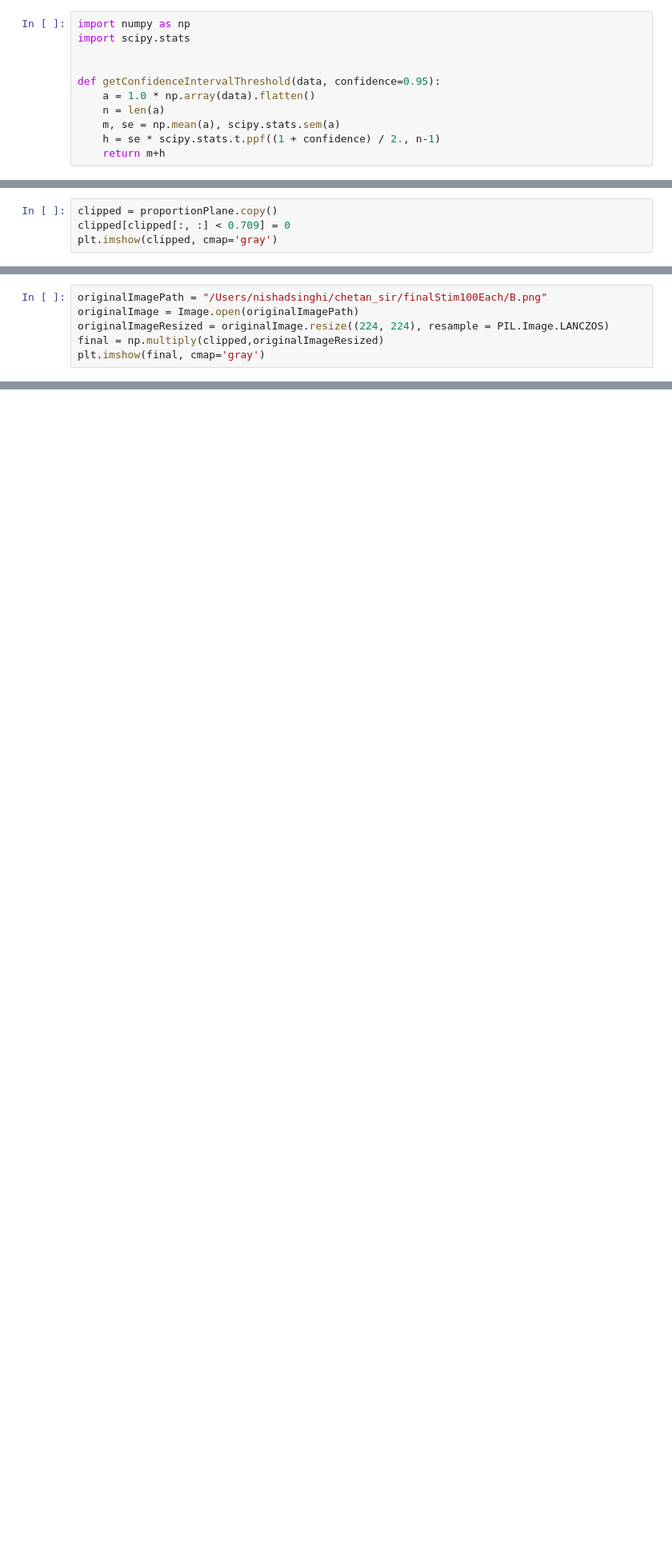
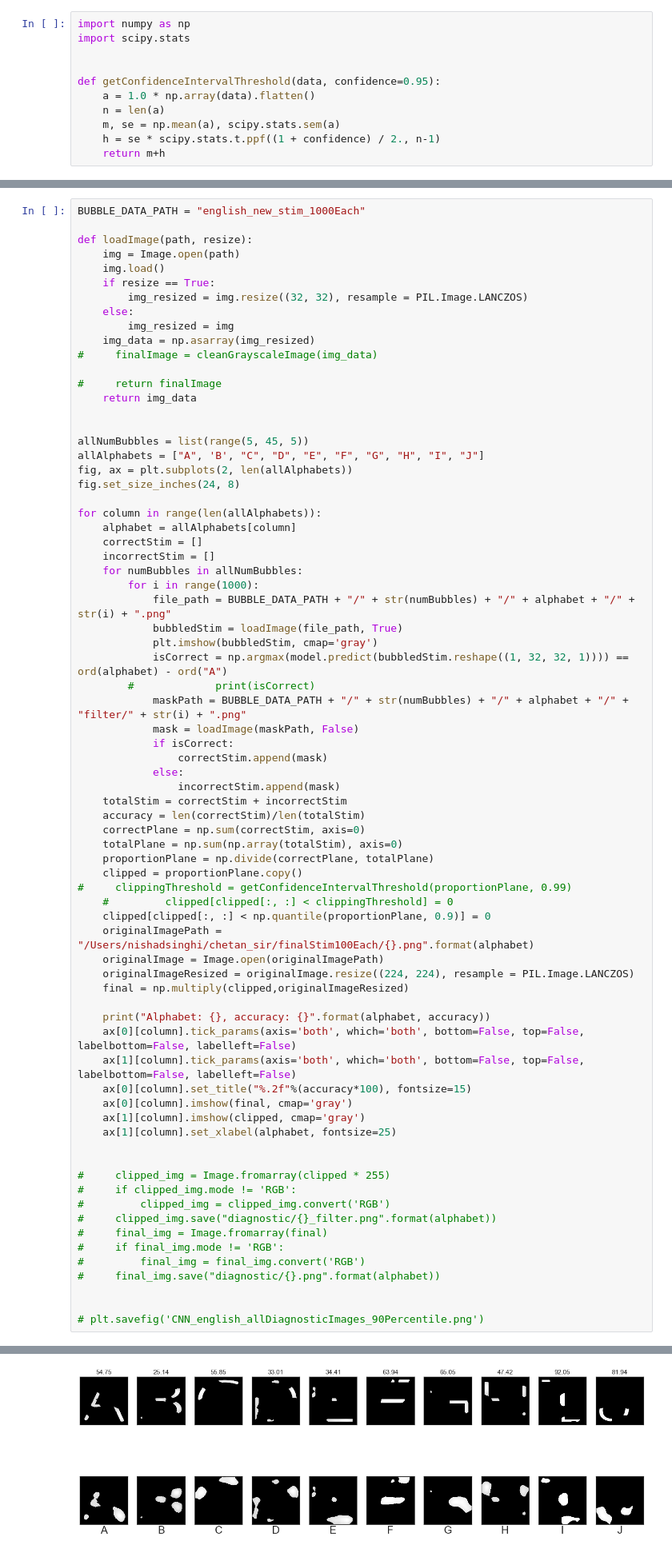
Before and after one commit to nishadsinghi/character-recognition-diagnosis, a Jupyter notebook: notMNIST_classification_proportionPlane.ipynb, the cells around one changed output, grey strips where cells are left out. Shown at 80% size. Saved outputs shown, nothing was run; the diff lists cells and outputs as text; blank space fills up the shorter version.

```diff
--- a/notMNIST_classification_proportionPlane.ipynb
+++ b/notMNIST_classification_proportionPlane.ipynb
@@ -389,4 +401,0 @@ plt.imshow(proportionPlane, cmap='gray')
-# %%
-clipped = proportionPlane.copy()
-clipped[clipped[:, :] < 0.709] = 0
-plt.imshow(clipped, cmap='gray')
@@ -396,6 +401,0 @@ plt.imshow(clipped, cmap='gray')
-# %%
-originalImagePath = "/Users/nishadsinghi/chetan_sir/finalStim100Each/B.png"
-originalImage = Image.open(originalImagePath)
-originalImageResized = originalImage.resize((224, 224), resample = PIL.Image.LANCZOS)
-final = np.multiply(clipped,originalImageResized)
-plt.imshow(final, cmap='gray')
@@ -404,0 +404,74 @@ plt.imshow(final, cmap='gray')
+# %%
+BUBBLE_DATA_PATH = "english_new_stim_1000Each"
+
+def loadImage(path, resize):
+    img = Image.open(path)
+    img.load()
+    if resize == True:
+        img_resized = img.resize((32, 32), resample = PIL.Image.LANCZOS)
+    else:
+        img_resized = img
+    img_data = np.asarray(img_resized)
+#     finalImage = cleanGrayscaleImage(img_data)
+
+#     return finalImage
+    return img_data
+
+
+allNumBubbles = list(range(5, 45, 5))
+allAlphabets = ["A", 'B', "C", "D", "E", "F", "G", "H", "I", "J"]
+fig, ax = plt.subplots(2, len(allAlphabets))
+fig.set_size_inches(24, 8)
+
+for column in range(len(allAlphabets)):
+    alphabet = allAlphabets[column]
+    correctStim = []
+    incorrectStim = []
+    for numBubbles in allNumBubbles:
+        for i in range(1000):
+            file_path = BUBBLE_DATA_PATH + "/" + str(numBubbles) + "/" + alphabet + "/" + str(i) + ".png"
+            bubbledStim = loadImage(file_path, True)
+            plt.imshow(bubbledStim, cmap='gray')
+            isCorrect = np.argmax(model.predict(bubbledStim.reshape((1, 32, 32, 1)))) == ord(alphabet) - ord("A")
+        #             print(isCorrect)
+            maskPath = BUBBLE_DATA_PATH + "/" + str(numBubbles) + "/" + alphabet + "/" + "filter/" + str(i) + ".png"
+            mask = loadImage(maskPath, False)
+            if isCorrect:
+                correctStim.append(mask)
+            else:
+                incorrectStim.append(mask)
+    totalStim = correctStim + incorrectStim
+    accuracy = len(correctStim)/len(totalStim)
+    correctPlane = np.sum(correctStim, axis=0)
+    totalPlane = np.sum(np.array(totalStim), axis=0)
+    proportionPlane = np.divide(correctPlane, totalPlane)
+    clipped = proportionPlane.copy()
+#     clippingThreshold = getConfidenceIntervalThreshold(proportionPlane, 0.99)
+    #         clipped[clipped[:, :] < clippingThreshold] = 0
+    clipped[clipped[:, :] < np.quantile(proportionPlane, 0.9)] = 0
+    originalImagePath = "/Users/nishadsinghi/chetan_sir/finalStim100Each/{}.png".format(alphabet)
+    originalImage = Image.open(originalImagePath)
+    originalImageResized = originalImage.resize((224, 224), resample = PIL.Image.LANCZOS)
+    final = np.multiply(clipped,originalImageResized)
+
+    print("Alphabet: {}, accuracy: {}".format(alphabet, accuracy))
+    ax[0][column].tick_params(axis='both', which='both', bottom=False, top=False, labelbottom=False, labelleft=False)
+    ax[1][column].tick_params(axis='both', which='both', bottom=False, top=False, labelbottom=False, labelleft=False)
+    ax[0][column].set_title("%.2f"%(accuracy*100), fontsize=15)
+    ax[0][column].imshow(final, cmap='gray')
+    ax[1][column].imshow(clipped, cmap='gray')
+    ax[1][column].set_xlabel(alphabet, fontsize=25)
+
+
+#     clipped_img = Image.fromarray(clipped * 255)
+#     if clipped_img.mode != 'RGB':
+#         clipped_img = clipped_img.convert('RGB')
+#     clipped_img.save("diagnostic/{}_filter.png".format(alphabet))
+#     final_img = Image.fromarray(final)
+#     if final_img.mode != 'RGB':
+#         final_img = final_img.convert('RGB')
+#     final_img.save("diagnostic/{}.png".format(alphabet))
+
+
+# plt.savefig('CNN_english_allDiagnosticImages_90Percentile.png')
+# %% [output]
@@ -404,0 +488 @@ plt.imshow(final, cmap='gray')
+[figure, added]
```
Also changed, not shown: parts of 6 cells of this notebook, 1 other file.
